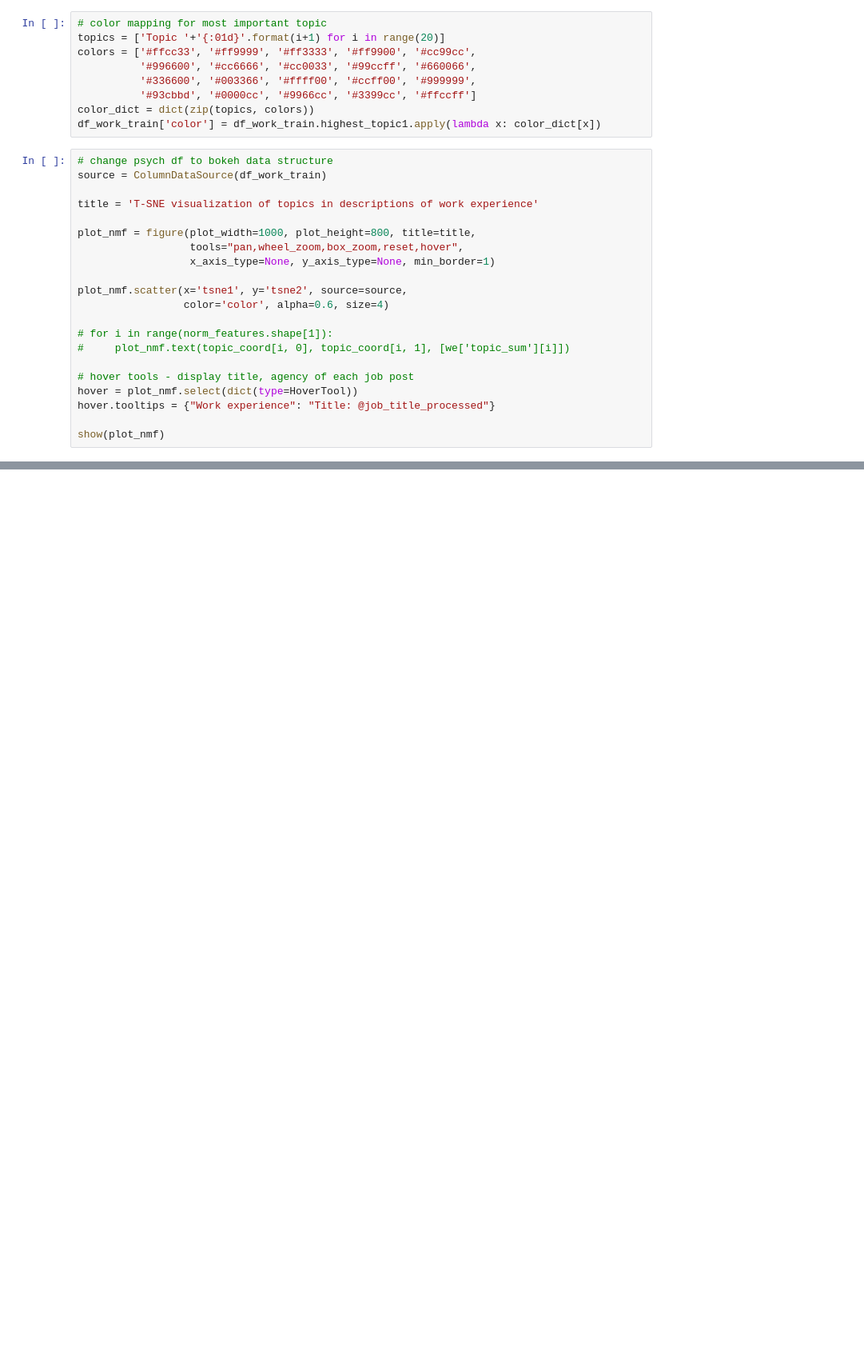
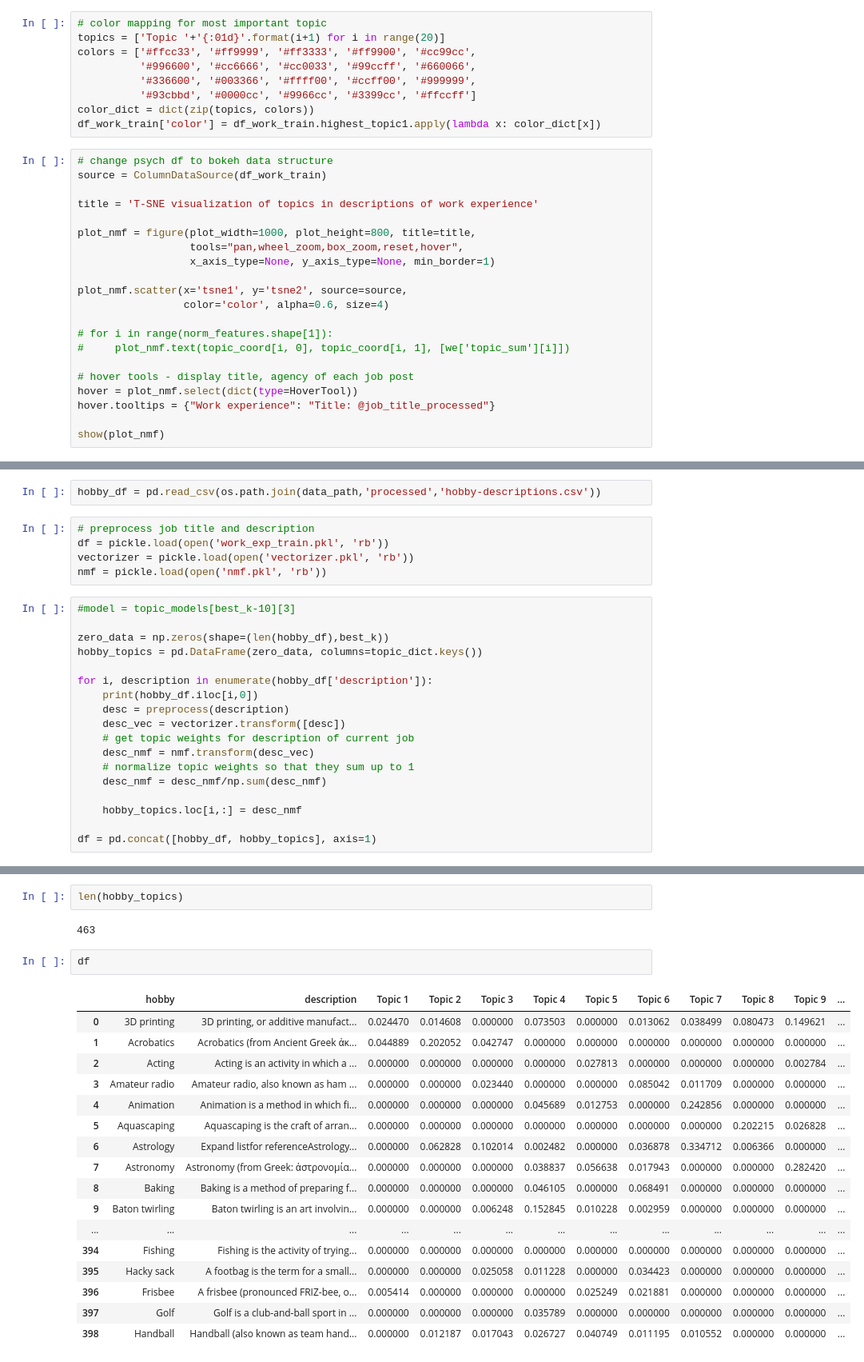
Before and after one commit to anfleury/career-builder, a Jupyter notebook: notebooks/05-NMF-topic-modeling.ipynb, the cells around one changed output, grey strips where cells are left out. Shown at 80% size. Saved outputs shown, nothing was run; the diff lists cells and outputs as text; blank space fills up the shorter version.

Commit message:
Update notebooks to include hobby score

```diff
--- a/notebooks/05-NMF-topic-modeling.ipynb
+++ b/notebooks/05-NMF-topic-modeling.ipynb
@@ -555,0 +443,25 @@ show(plot_nmf)
+# %%
+hobby_df = pd.read_csv(os.path.join(data_path,'processed','hobby-descriptions.csv'))
+# %%
+# preprocess job title and description
+df = pickle.load(open('work_exp_train.pkl', 'rb'))
+vectorizer = pickle.load(open('vectorizer.pkl', 'rb'))
+nmf = pickle.load(open('nmf.pkl', 'rb'))
+# %%
+#model = topic_models[best_k-10][3]
+
+zero_data = np.zeros(shape=(len(hobby_df),best_k))
+hobby_topics = pd.DataFrame(zero_data, columns=topic_dict.keys())
+
+for i, description in enumerate(hobby_df['description']):
+    print(hobby_df.iloc[i,0])
+    desc = preprocess(description)
+    desc_vec = vectorizer.transform([desc])
+    # get topic weights for description of current job
+    desc_nmf = nmf.transform(desc_vec)
+    # normalize topic weights so that they sum up to 1
+    desc_nmf = desc_nmf/np.sum(desc_nmf)
+
+    hobby_topics.loc[i,:] = desc_nmf
+
+df = pd.concat([hobby_df, hobby_topics], axis=1)
@@ -555,0 +503,24 @@ show(plot_nmf)
+# %%
+len(hobby_topics)
+# %% [output]
+463
+# %%
+df
+# %% [output]
+|  | hobby | description | Topic 1 | Topic 2 | Topic 3 | Topic 4 | Topic 5 | Topic 6 | Topic 7 | Topic 8 | Topic 9 | ... |
+| 0 | 3D printing | 3D printing, or additive manufact... | 0.024470 | 0.014608 | 0.000000 | 0.073503 | 0.000000 | 0.013062 | 0.038499 | 0.080473 | 0.149621 | ... |
+| 1 | Acrobatics | Acrobatics (from Ancient Greek ἀκ... | 0.044889 | 0.202052 | 0.042747 | 0.000000 | 0.000000 | 0.000000 | 0.000000 | 0.000000 | 0.000000 | ... |
+| 2 | Acting | Acting is an activity in which a ... | 0.000000 | 0.000000 | 0.000000 | 0.000000 | 0.027813 | 0.000000 | 0.000000 | 0.000000 | 0.002784 | ... |
+| 3 | Amateur radio | Amateur radio, also known as ham ... | 0.000000 | 0.000000 | 0.023440 | 0.000000 | 0.000000 | 0.085042 | 0.011709 | 0.000000 | 0.000000 | ... |
+| 4 | Animation | Animation is a method in which fi... | 0.000000 | 0.000000 | 0.000000 | 0.045689 | 0.012753 | 0.000000 | 0.242856 | 0.000000 | 0.000000 | ... |
+| 5 | Aquascaping | Aquascaping is the craft of arran... | 0.000000 | 0.000000 | 0.000000 | 0.000000 | 0.000000 | 0.000000 | 0.000000 | 0.202215 | 0.026828 | ... |
+| 6 | Astrology | Expand listfor referenceAstrology... | 0.000000 | 0.062828 | 0.102014 | 0.002482 | 0.000000 | 0.036878 | 0.334712 | 0.006366 | 0.000000 | ... |
+| 7 | Astronomy | Astronomy (from Greek: ἀστρονομία... | 0.000000 | 0.000000 | 0.000000 | 0.038837 | 0.056638 | 0.017943 | 0.000000 | 0.000000 | 0.282420 | ... |
+| 8 | Baking | Baking is a method of preparing f... | 0.000000 | 0.000000 | 0.000000 | 0.046105 | 0.000000 | 0.068491 | 0.000000 | 0.000000 | 0.000000 | ... |
+| 9 | Baton twirling | Baton twirling is an art involvin... | 0.000000 | 0.000000 | 0.006248 | 0.152845 | 0.010228 | 0.002959 | 0.000000 | 0.000000 | 0.000000 | ... |
+| ... | ... | ... | ... | ... | ... | ... | ... | ... | ... | ... | ... | ... |
+| 394 | Fishing | Fishing is the activity of trying... | 0.000000 | 0.000000 | 0.000000 | 0.000000 | 0.000000 | 0.000000 | 0.000000 | 0.000000 | 0.000000 | ... |
+| 395 | Hacky sack | A footbag is the term for a small... | 0.000000 | 0.000000 | 0.025058 | 0.011228 | 0.000000 | 0.034423 | 0.000000 | 0.000000 | 0.000000 | ... |
+| 396 | Frisbee | A frisbee (pronounced FRIZ-bee, o... | 0.005414 | 0.000000 | 0.000000 | 0.000000 | 0.025249 | 0.021881 | 0.000000 | 0.000000 | 0.000000 | ... |
+| 397 | Golf | Golf is a club-and-ball sport in ... | 0.000000 | 0.000000 | 0.000000 | 0.035789 | 0.000000 | 0.000000 | 0.000000 | 0.000000 | 0.000000 | ... |
+| 398 | Handball | Handball (also known as team hand... | 0.000000 | 0.012187 | 0.017043 | 0.026727 | 0.040749 | 0.011195 | 0.010552 | 0.000000 | 0.000000 | ... |
```
Also changed, not shown: parts of 27 cells of this notebook, 5 other files.
